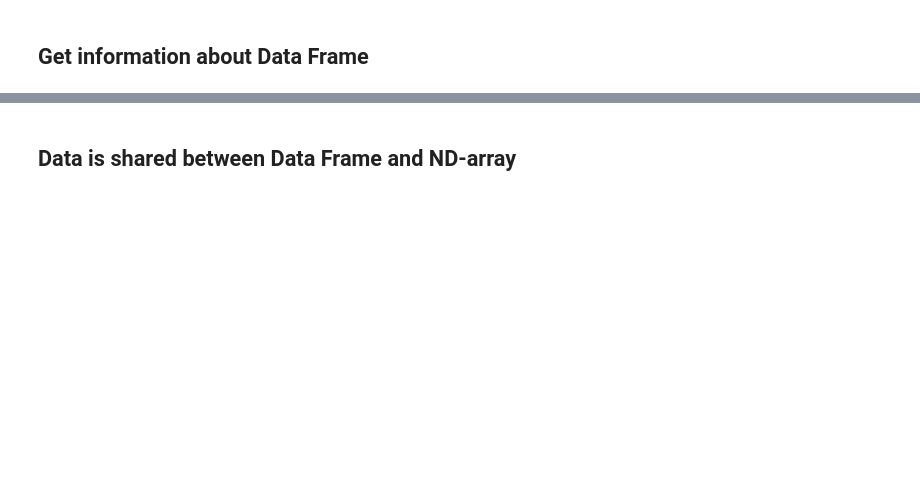
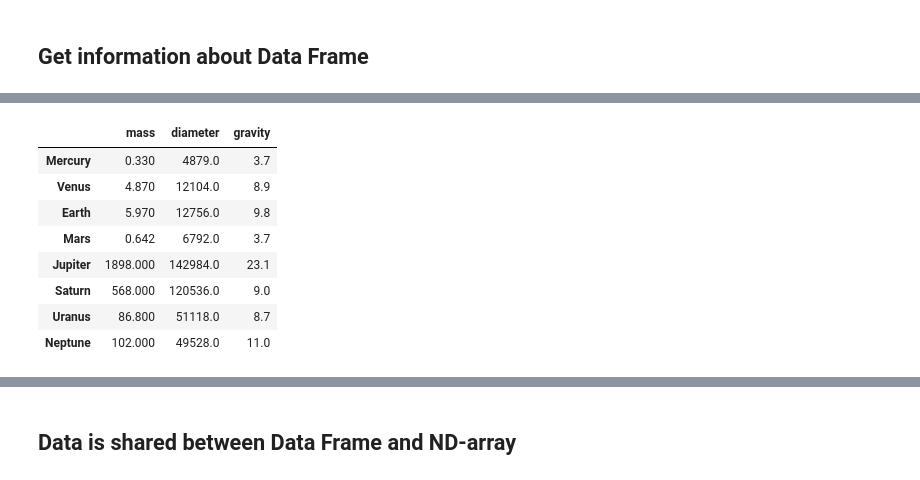
Before and after one commit to ycrc/Python-Bootcamp, a Jupyter notebook: pandas.ipynb, the cells around one changed output, grey strips where cells are left out. Saved outputs shown, nothing was run; the diff lists cells and outputs as text; code cells hidden in the pictures; blank space fills up the shorter version.

```diff
--- a/pandas.ipynb
+++ b/pandas.ipynb
@@ -37,0 +115,13 @@ df.describe()
+# %%
+# Get columns 0 thru 2
+planets.iloc[:,0:3]
+# %% [output]
+|  | mass | diameter | gravity |
+| Mercury | 0.330 | 4879.0 | 3.7 |
+| Venus | 4.870 | 12104.0 | 8.9 |
+| Earth | 5.970 | 12756.0 | 9.8 |
+| Mars | 0.642 | 6792.0 | 3.7 |
+| Jupiter | 1898.000 | 142984.0 | 23.1 |
+| Saturn | 568.000 | 120536.0 | 9.0 |
+| Uranus | 86.800 | 51118.0 | 8.7 |
+| Neptune | 102.000 | 49528.0 | 11.0 |
```
Also changed, not shown: parts of 60 cells of this notebook.
